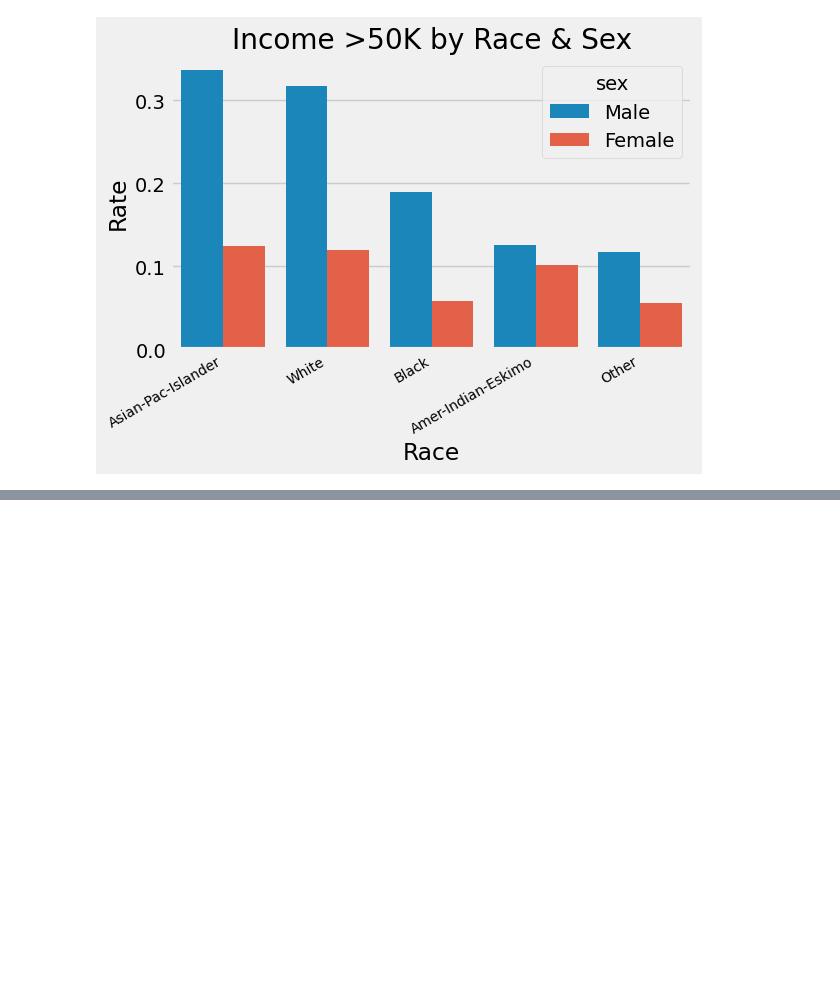
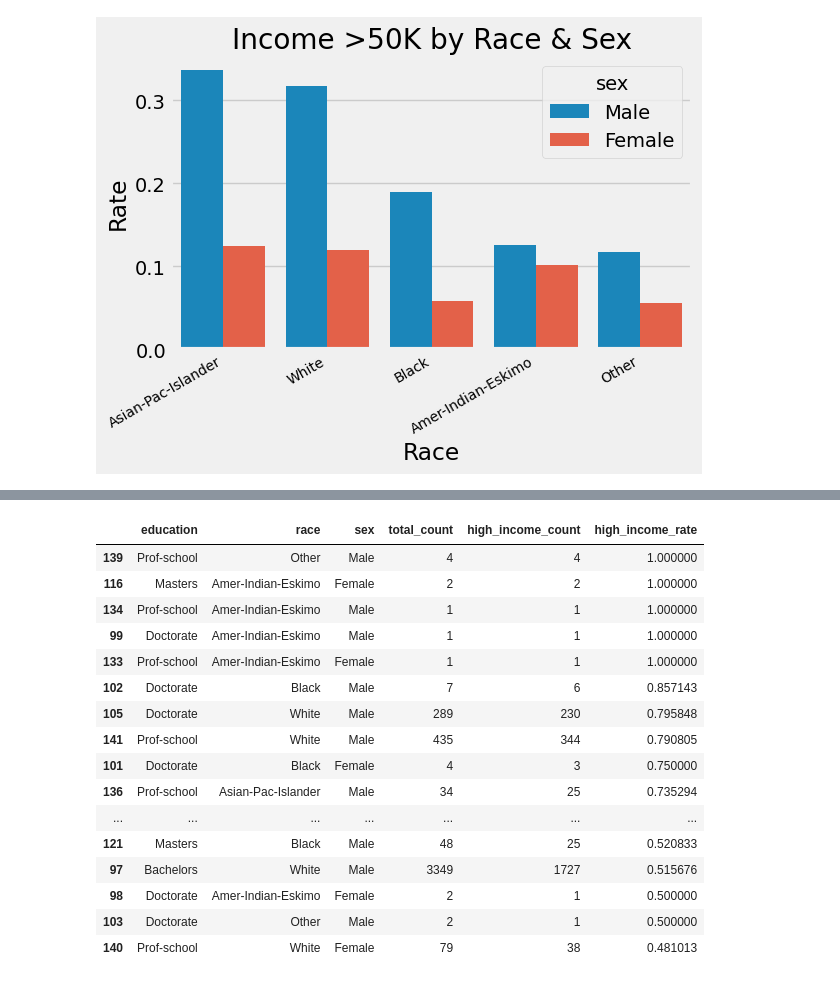
Before and after one commit to DonovanManogue/Data-6550---Data-Ethics-and-Responsibility, a Jupyter notebook: code/Ethan_Sandbox.ipynb, the cells around one changed output, grey strips where cells are left out. Drawn from its saved outputs; the diff is of its cells as text; code cells hidden in the pictures; blank space fills up the shorter version.

```diff
--- a/code/Ethan_Sandbox.ipynb
+++ b/code/Ethan_Sandbox.ipynb
@@ -283,0 +314,21 @@ plt.show()
+# %%
+education_by_highincome["high_income_rate"] = education_by_highincome["high_income_count"] / education_by_highincome["total_count"]
+education_by_highincome.sort_values("high_income_rate", ascending=False).head(20)
+# %% [output]
+|  | education | race | sex | total_count | high_income_count | high_income_rate |
+| 139 | Prof-school | Other | Male | 4 | 4 | 1.000000 |
+| 116 | Masters | Amer-Indian-Eskimo | Female | 2 | 2 | 1.000000 |
+| 134 | Prof-school | Amer-Indian-Eskimo | Male | 1 | 1 | 1.000000 |
+| 99 | Doctorate | Amer-Indian-Eskimo | Male | 1 | 1 | 1.000000 |
+| 133 | Prof-school | Amer-Indian-Eskimo | Female | 1 | 1 | 1.000000 |
+| 102 | Doctorate | Black | Male | 7 | 6 | 0.857143 |
+| 105 | Doctorate | White | Male | 289 | 230 | 0.795848 |
+| 141 | Prof-school | White | Male | 435 | 344 | 0.790805 |
+| 101 | Doctorate | Black | Female | 4 | 3 | 0.750000 |
+| 136 | Prof-school | Asian-Pac-Islander | Male | 34 | 25 | 0.735294 |
+| ... | ... | ... | ... | ... | ... | ... |
+| 121 | Masters | Black | Male | 48 | 25 | 0.520833 |
+| 97 | Bachelors | White | Male | 3349 | 1727 | 0.515676 |
+| 98 | Doctorate | Amer-Indian-Eskimo | Female | 2 | 1 | 0.500000 |
+| 103 | Doctorate | Other | Male | 2 | 1 | 0.500000 |
+| 140 | Prof-school | White | Female | 79 | 38 | 0.481013 |
```
Also changed, not shown: parts of 8 cells of this notebook.
